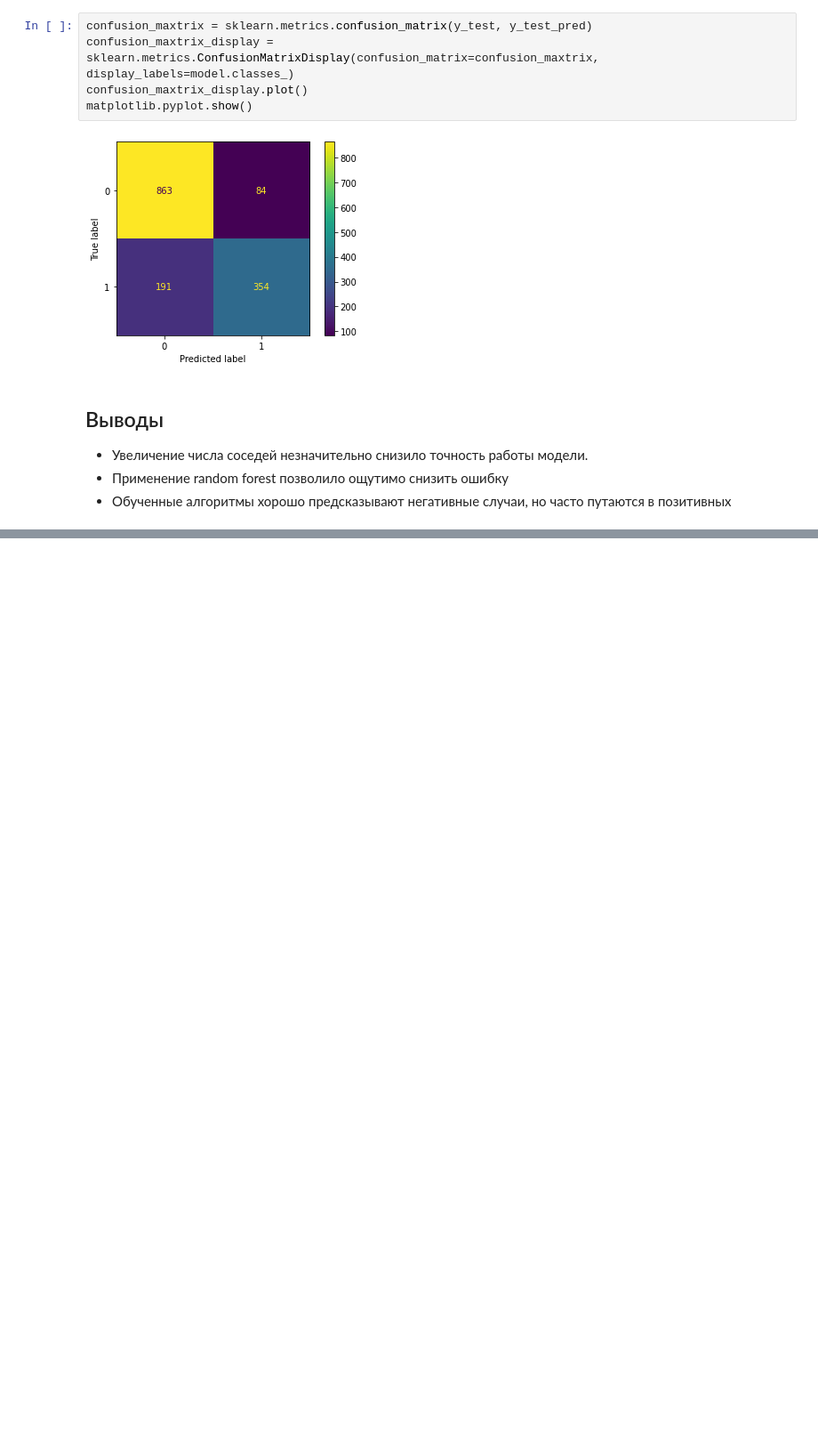
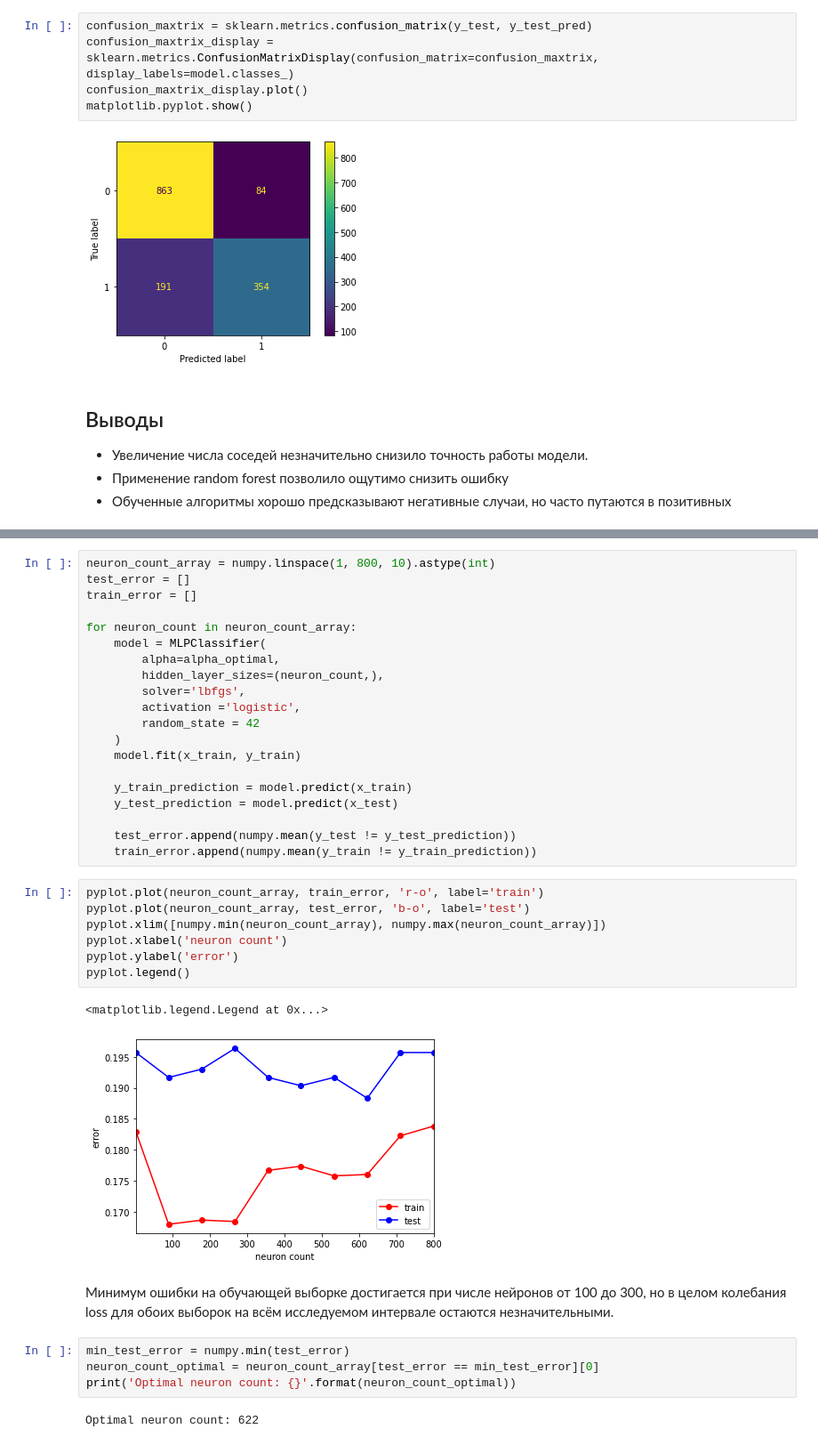
Before and after one commit to Anastease/ml, a Jupyter notebook: homework.ipynb, the cells around one changed output, grey strips where cells are left out. Shown at 89% size. Saved outputs shown, nothing was run; the diff lists cells and outputs as text; blank space fills up the shorter version.

```diff
--- a/homework.ipynb
+++ b/homework.ipynb
@@ -224,0 +317,38 @@ matplotlib.pyplot.show()
+# %%
+neuron_count_array = numpy.linspace(1, 800, 10).astype(int)
+test_error = []
+train_error = []
+
+for neuron_count in neuron_count_array:
+    model = MLPClassifier(
+        alpha=alpha_optimal,
+        hidden_layer_sizes=(neuron_count,),
+        solver='lbfgs',
+        activation ='logistic',
+        random_state = 42
+    )
+    model.fit(x_train, y_train)
+
+    y_train_prediction = model.predict(x_train)
+    y_test_prediction = model.predict(x_test)
+
+    test_error.append(numpy.mean(y_test != y_test_prediction))
+    train_error.append(numpy.mean(y_train != y_train_prediction))
+# %%
+pyplot.plot(neuron_count_array, train_error, 'r-o', label='train')
+pyplot.plot(neuron_count_array, test_error, 'b-o', label='test')
+pyplot.xlim([numpy.min(neuron_count_array), numpy.max(neuron_count_array)])
+pyplot.xlabel('neuron count')
+pyplot.ylabel('error')
+pyplot.legend()
+# %% [output]
+<matplotlib.legend.Legend at 0x...>
+[figure, added]
+# %% [markdown]
+Минимум ошибки на обучающей выборке достигается при числе нейронов от 100 до 300, но в целом колебания loss для обоих выборок на всём исследуемом интервале остаются незначительными.
+# %%
+min_test_error = numpy.min(test_error)
+neuron_count_optimal = neuron_count_array[test_error == min_test_error][0]
+print('Optimal neuron count: {}'.format(neuron_count_optimal))
+# %% [output]
+Optimal neuron count: 622
```
Also changed, not shown: parts of 22 cells of this notebook.
